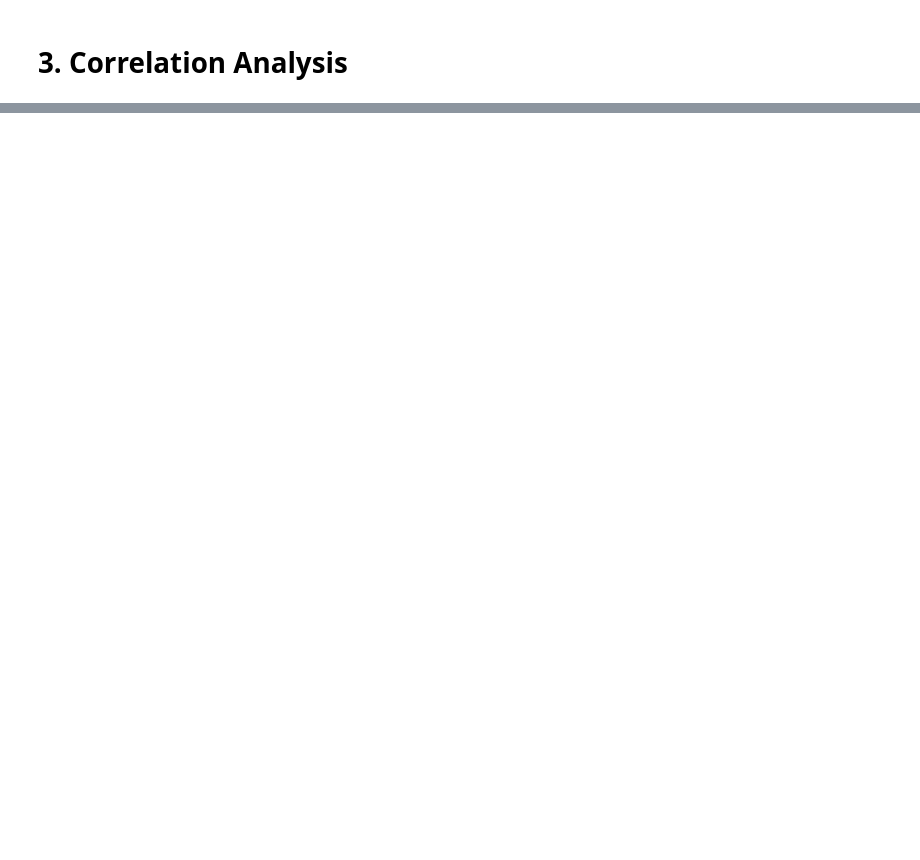
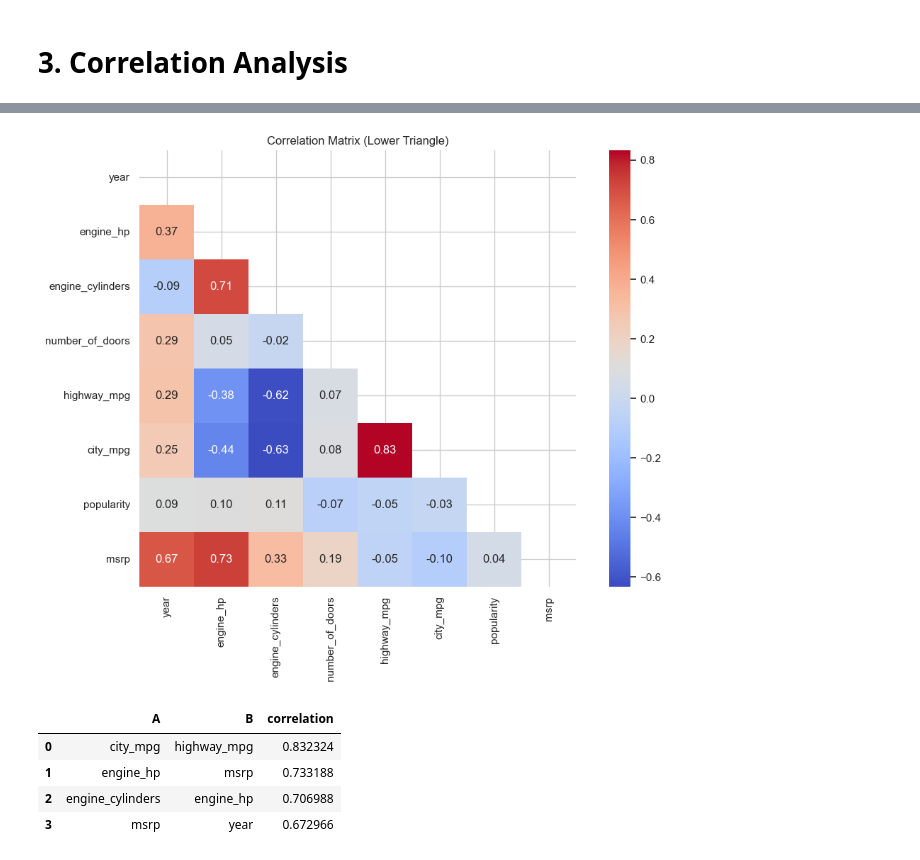
Before and after one commit to vncats/pylab, a Jupyter notebook: demo.ipynb, the cells around one changed output, grey strips where cells are left out. Saved outputs shown, nothing was run; the diff lists cells and outputs as text; code cells hidden in the pictures; blank space fills up the shorter version.

```diff
--- a/demo.ipynb
+++ b/demo.ipynb
@@ -158,0 +249,43 @@ for col in df.select_dtypes(include=['number']).columns:
+# %%
+import numpy as np
+
+corr_matrix = df2_wo_outliers.corr(numeric_only=True)
+mask = np.triu(np.ones_like(corr_matrix, dtype=bool))
+
+plt.figure(figsize=(12, 8))
+sns.heatmap(
+    corr_matrix,
+    mask=mask,
+    annot=True,
+    fmt=".2f",
+    cmap="coolwarm",
+    cbar=True,
+    square=True
+)
+plt.title("Correlation Matrix (Lower Triangle)")
+plt.show()
+
+high_corr_pairs = corr_matrix.abs().unstack().sort_values(ascending=False)
+high_corr_pairs = high_corr_pairs[high_corr_pairs > 0.65]
+result = pd.DataFrame()
+for (col1, col2), corr_val in high_corr_pairs.items():
+    if col1 < col2:
+        result = pd.concat(
+            [
+                result,
+                pd.DataFrame({
+                    'A': [col1],
+                    'B': [col2],
+                    'correlation': [corr_val]
+                })
+            ],
+            ignore_index=True
+        )
+result
+# %% [output]
+[figure, added]
+|  | A | B | correlation |
+| 0 | city_mpg | highway_mpg | 0.832324 |
+| 1 | engine_hp | msrp | 0.733188 |
+| 2 | engine_cylinders | engine_hp | 0.706988 |
+| 3 | msrp | year | 0.672966 |
```
Also changed, not shown: parts of 16 cells of this notebook.
